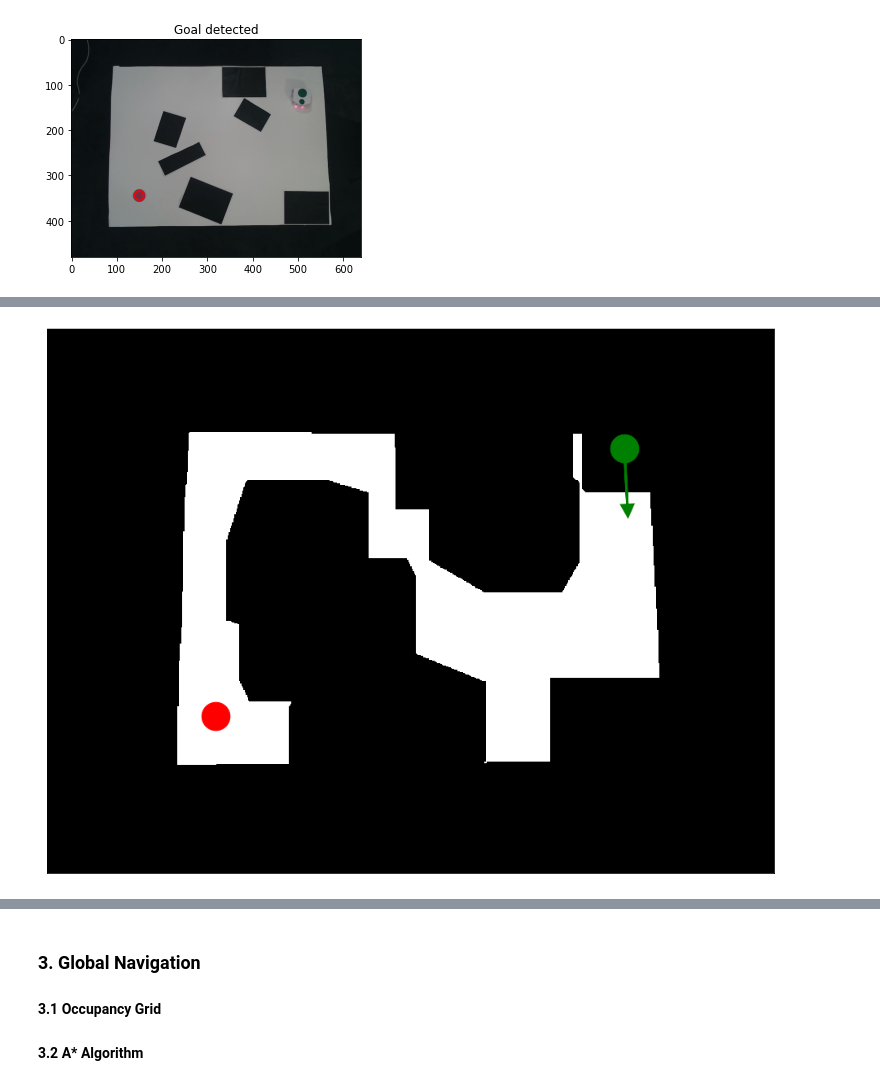
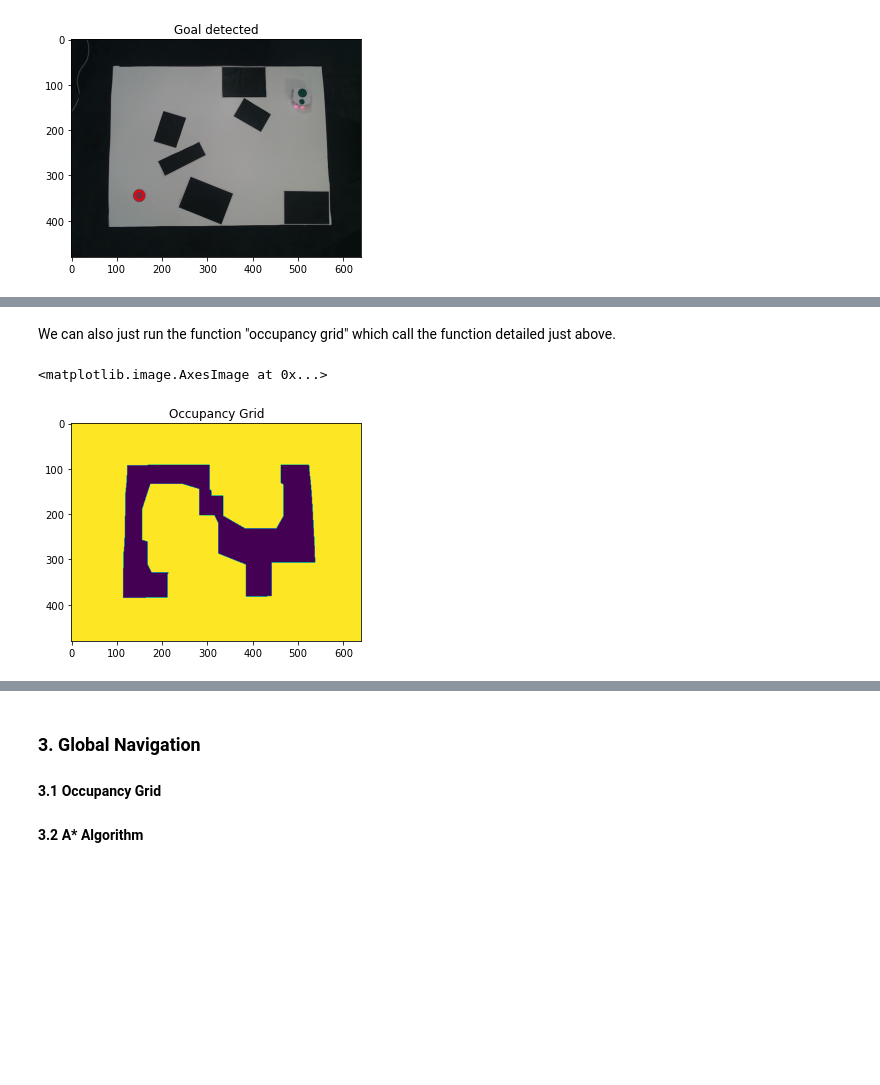
Before and after one commit to Batou1406/Mobile-Robotics-Project, a Jupyter notebook: Report_vision.ipynb, the cells around one changed output, grey strips where cells are left out. Saved outputs shown, nothing was run; the diff lists cells and outputs as text; code cells hidden in the pictures; blank space fills up the shorter version.

```diff
--- a/Report_vision.ipynb
+++ b/Report_vision.ipynb
@@ -251,36 +223,12 @@ def preprocessing():
-# %%
-expend = True
-
-#cmap = colors.ListedColormap(['white', 'black']) # Select the colors with which to display obstacles and free cells
-
-
-
-map_occupancy=preprocessing()
-
-width=np.size(map_occupancy,0)
-height=np.size(map_occupancy,1)
-
-occupancy_grid = np.zeros((width,height))
-
-for i in range(width):
-    for j in range(height):
-        #result = np.sum(map_occupancy[i,j]) !!!!!!!!!!!!! ca sert plus à rien la sum
-        result = map_occupancy[i,j]
-        if result > 0 :
-            occupancy_grid[i,j] = 1
-
-
-plt.figure(figsize=(16,16))
-plt.imshow(occupancy_grid, cmap=cmap)
-plt.scatter(goal_pos[0], goal_pos[1], marker="o", color='red', s=1200);
-plt.scatter(robot_pos[0], robot_pos[1], marker="o", color='green', s=1200);
-
-
-plt.arrow(robot_pos[0], robot_pos[1], 50*math.cos(robot_pos[2]),
-         50*math.sin(robot_pos[2]), head_width=10, head_length=10, fc='green', ec='green', lw=3)
-axes = plt.xticks([]),plt.yticks([])
-
-# Create occupancy grid
-# Plot of occupancy grid with obstacles, robot pose and goal position
-# %% [output]
-[figure, removed]
+# %% [markdown]
+We can also just run the function "occupancy grid" which call the function detailed just above.
+# %%
+Vision.tresh = 40
+occupancy_grid = Vision.obstaclesDetection(True)
+
+#plot the occupancy grid
+plt.title("Occupancy Grid")
+plt.imshow(occupancy_grid)
+# %% [output]
+<matplotlib.image.AxesImage at 0x...>
+[figure, added]
```
Also changed, not shown: parts of 8 cells of this notebook.
